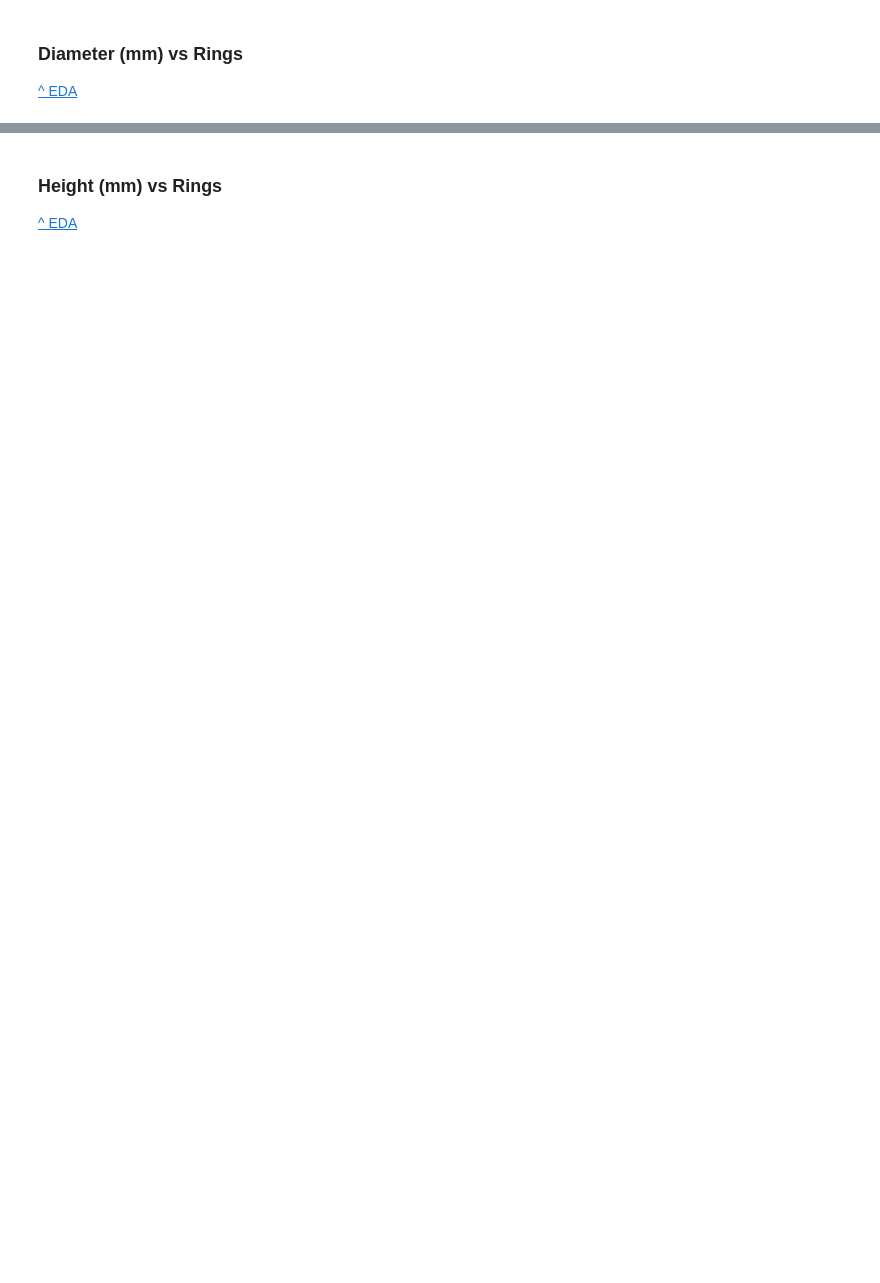
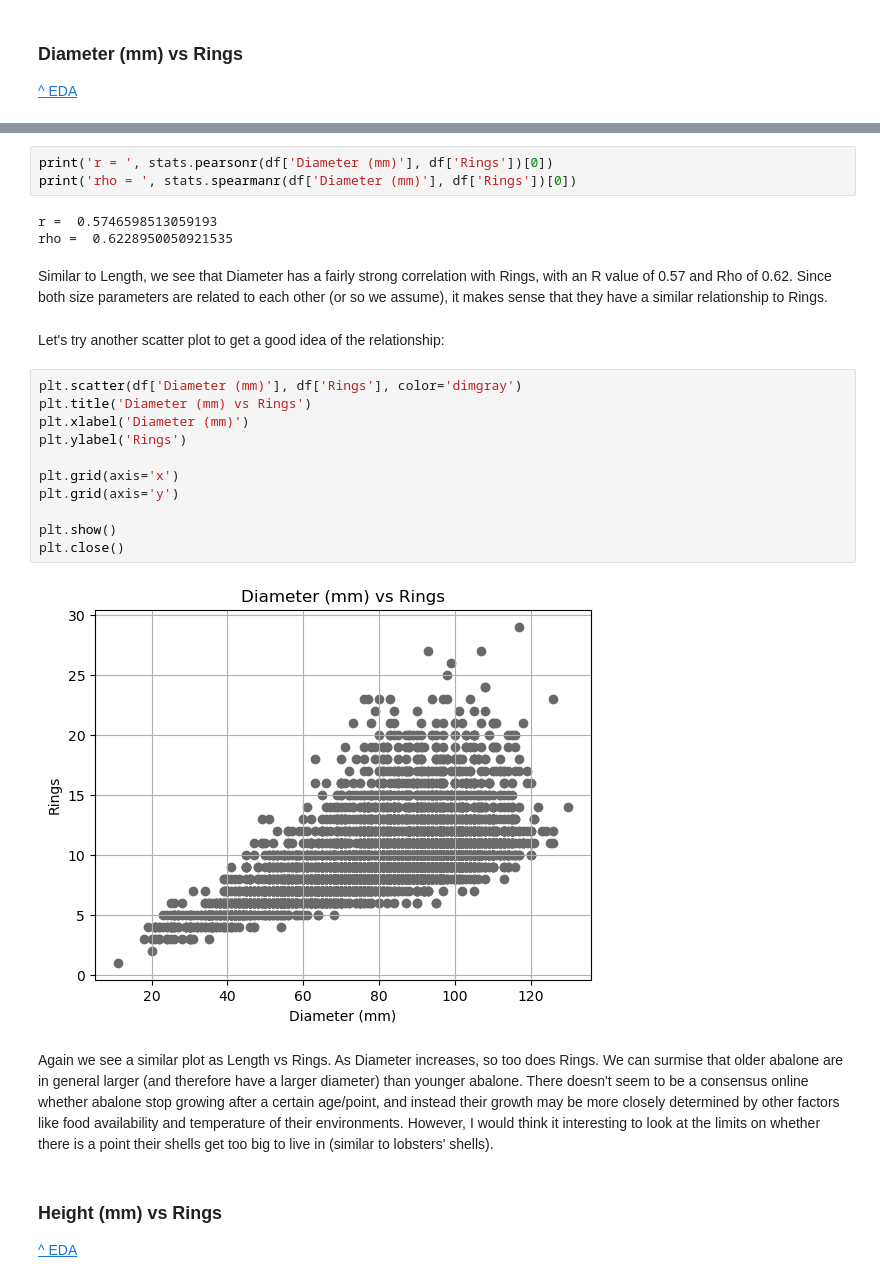
Before and after one commit to ansaridan/jhu-data-engineering-team-5, a Jupyter notebook: Problem_Set_3/Jhirsc21.ipynb, the cells around one changed output, grey strips where cells are left out. Cells and saved outputs as stored; diff of their text form; blank space fills up the shorter version.

```diff
--- a/Problem_Set_3/Jhirsc21.ipynb
+++ b/Problem_Set_3/Jhirsc21.ipynb
@@ -642,3 +712,28 @@ There seem to be a wide range of info about abalone lifespan online, but dependi
+# %%
+print('r = ', stats.pearsonr(df['Diameter (mm)'], df['Rings'])[0])
+print('rho = ', stats.spearmanr(df['Diameter (mm)'], df['Rings'])[0])
+# %% [output]
+r =  0.5746598513059193
+rho =  0.6228950050921535
+# %% [markdown]
+Similar to Length, we see that Diameter has a fairly strong correlation with Rings, with an R value of 0.57 and Rho of 0.62. Since both size parameters are related to each other (or so we assume), it makes sense that they have a similar relationship to Rings.
+# %% [markdown]
+Let's try another scatter plot to get a good idea of the relationship:
+# %%
+plt.scatter(df['Diameter (mm)'], df['Rings'], color='dimgray')
+plt.title('Diameter (mm) vs Rings')
+plt.xlabel('Diameter (mm)')
+plt.ylabel('Rings')
+
+plt.grid(axis='x')
+plt.grid(axis='y')
+
+plt.show()
+plt.close()
+# %% [output]
+[figure, added]
+# %% [markdown]
+Again we see a similar plot as Length vs Rings. As Diameter increases, so too does Rings. We can surmise that older abalone are in general larger (and therefore have a larger diameter) than younger abalone. There doesn't seem to be a consensus online whether abalone stop growing after a certain age/point, and instead their growth may be more closely determined by other factors like food availability and temperature of their environments. However, I would think it interesting to look at the limits on whether there is a point their shells get too big to live in (similar to lobsters' shells).
 # %% [markdown]
 ### <a id="height_rings">Height (mm) vs Rings</a> <br>
 <a href='#step2'> ^ EDA </a>
```
Also changed, not shown: parts of 43 cells of this notebook, 1 other file.
